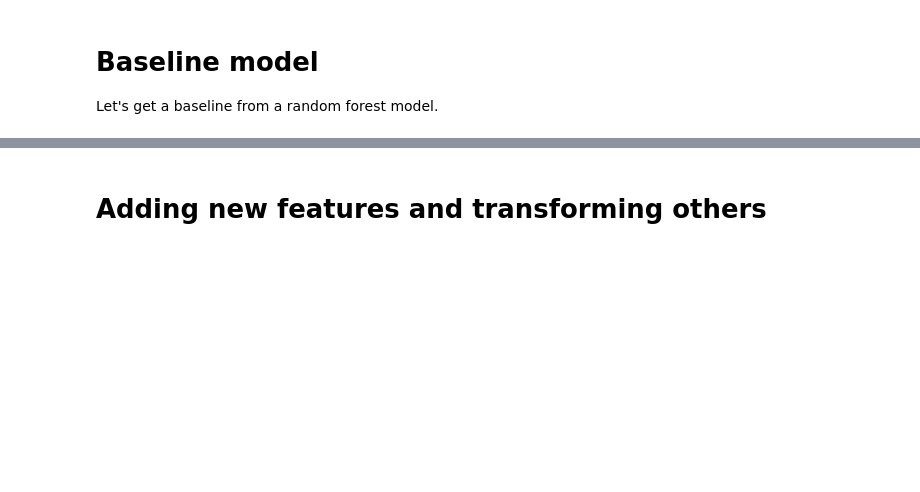
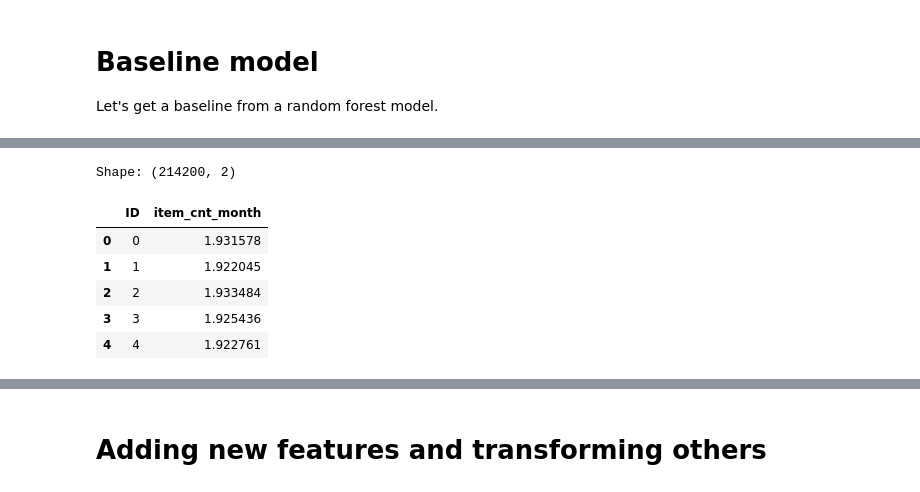
Before and after one commit to guyrux/predict_future_sales, a Jupyter notebook: notebook/1_data_understanding.ipynb, the cells around one changed output, grey strips where cells are left out. Drawn from its saved outputs; the diff is of its cells as text; code cells hidden in the pictures; blank space fills up the shorter version.

```diff
--- a/notebook/1_data_understanding.ipynb
+++ b/notebook/1_data_understanding.ipynb
@@ -3,6 +3,15 @@ import numpy as np
 import matplotlib.pyplot as plt
 import pandas as pd
 import seaborn as sns
+
+output = '../data/processed/'
+# %%
+# Support functions
+
+def submission_format(df: pd.DataFrame) -> pd.DataFrame:
+    df_test = pd.read_csv("../data/raw/test.csv")
+    df = df_test.merge(df, how='left', on=['shop_id', 'item_id'])
+    return df[['ID', 'item_cnt_month']]
 # %% [markdown]
 # Data understanding
 # %%
@@ -307,3 +318,19 @@ df_test_mod_results.head()
 | 2 | 2015 | 11 | 5 | 5233 | 1.933484 |
 | 3 | 2015 | 11 | 5 | 5232 | 1.925436 |
 | 4 | 2015 | 11 | 5 | 5268 | 1.922761 |
+# %%
+# Adjusting df_test to submission format and exporting to csv file:
+df_test_mod_results = submission_format(df_test_mod_results)
+print(f"Shape: {df_test_mod_results.shape}")
+
+df_test_mod_results.to_csv(output+'output.csv', index=False)
+
+df_test_mod_results.head()
+# %% [output]
+Shape: (214200, 2)
+|  | ID | item_cnt_month |
+| 0 | 0 | 1.931578 |
+| 1 | 1 | 1.922045 |
+| 2 | 2 | 1.933484 |
+| 3 | 3 | 1.925436 |
+| 4 | 4 | 1.922761 |
```
Also changed, not shown: parts of 5 cells of this notebook.
